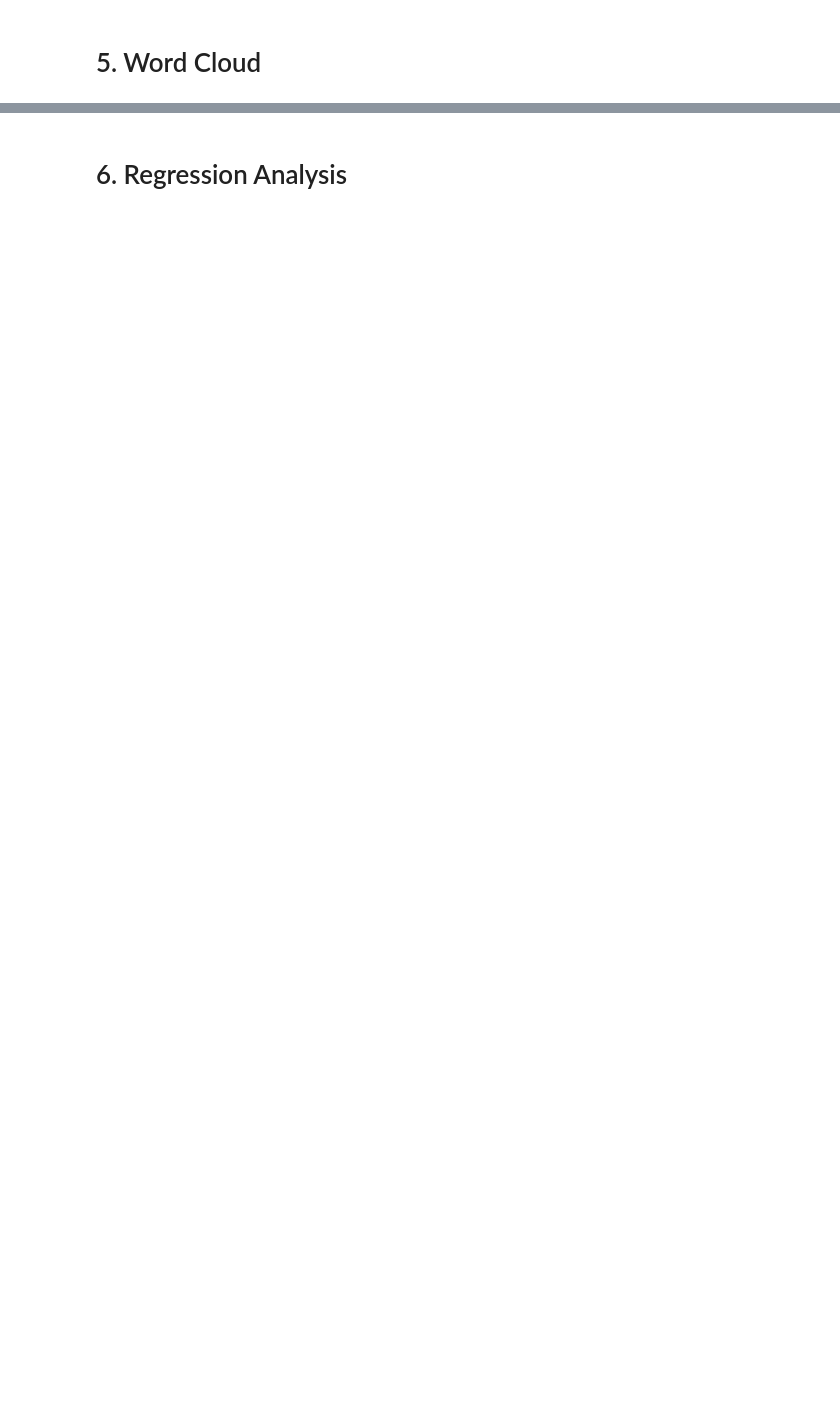
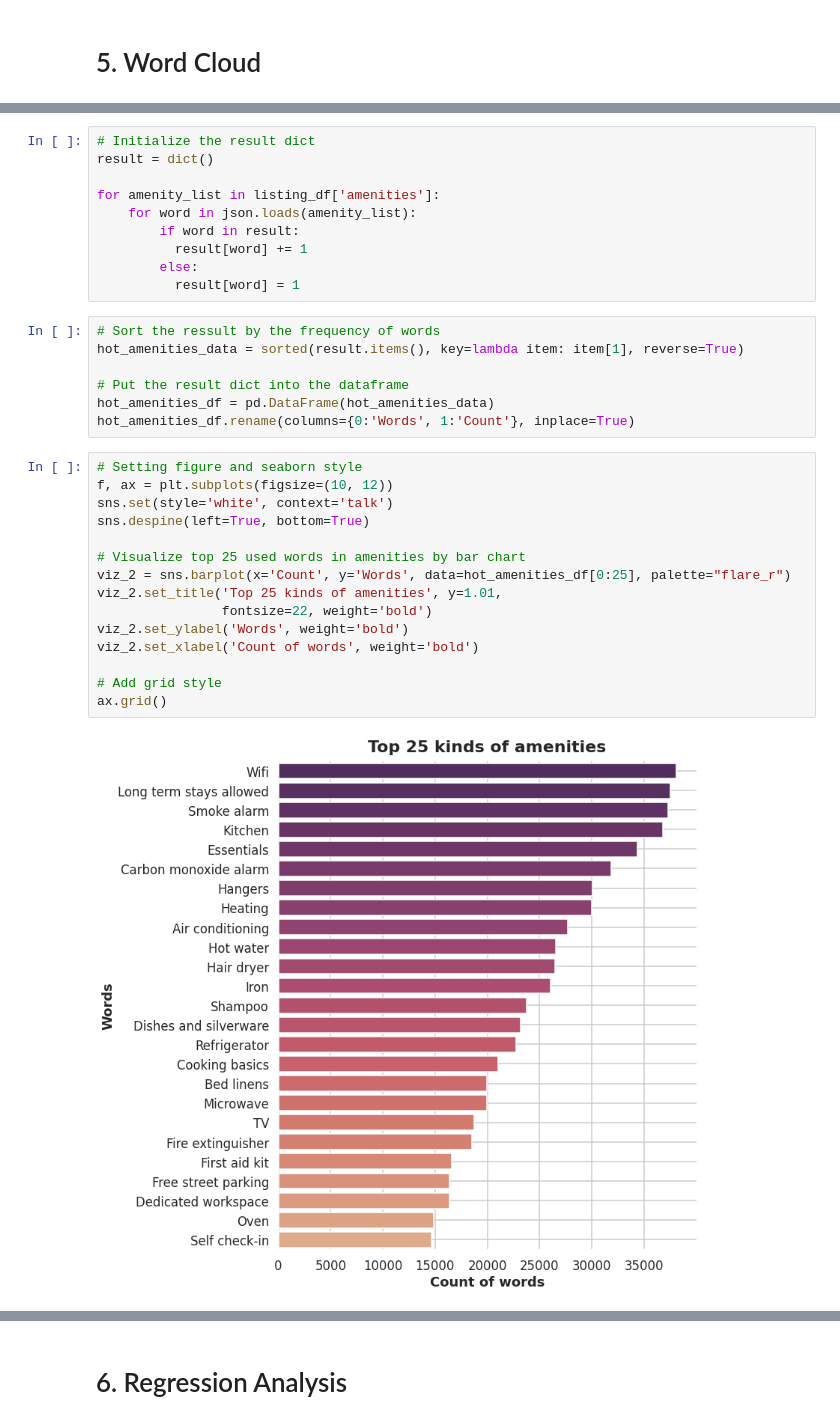
Before and after one commit to tmkhang1999/2022-NYC-Airbnb-Analytics, a Jupyter notebook: analysis.ipynb, the cells around one changed output, grey strips where cells are left out. Drawn from its saved outputs; the diff is of its cells as text; blank space fills up the shorter version.

```diff
--- a/analysis.ipynb
+++ b/analysis.ipynb
@@ -424,0 +519,34 @@ viz_6.show()
+# %%
+# Initialize the result dict
+result = dict()
+
+for amenity_list in listing_df['amenities']:
+    for word in json.loads(amenity_list):
+        if word in result:
+          result[word] += 1
+        else:
+          result[word] = 1
+# %%
+# Sort the ressult by the frequency of words
+hot_amenities_data = sorted(result.items(), key=lambda item: item[1], reverse=True)
+
+# Put the result dict into the dataframe
+hot_amenities_df = pd.DataFrame(hot_amenities_data)
+hot_amenities_df.rename(columns={0:'Words', 1:'Count'}, inplace=True)
+# %%
+# Setting figure and seaborn style
+f, ax = plt.subplots(figsize=(10, 12))
+sns.set(style='white', context='talk')
+sns.despine(left=True, bottom=True)
+
+# Visualize top 25 used words in amenities by bar chart
+viz_2 = sns.barplot(x='Count', y='Words', data=hot_amenities_df[0:25], palette="flare_r")
+viz_2.set_title('Top 25 kinds of amenities', y=1.01,
+                fontsize=22, weight='bold')
+viz_2.set_ylabel('Words', weight='bold')
+viz_2.set_xlabel('Count of words', weight='bold')
+
+# Add grid style
+ax.grid()
+# %% [output]
+[figure, added]
```
Also changed, not shown: parts of 11 cells of this notebook.
